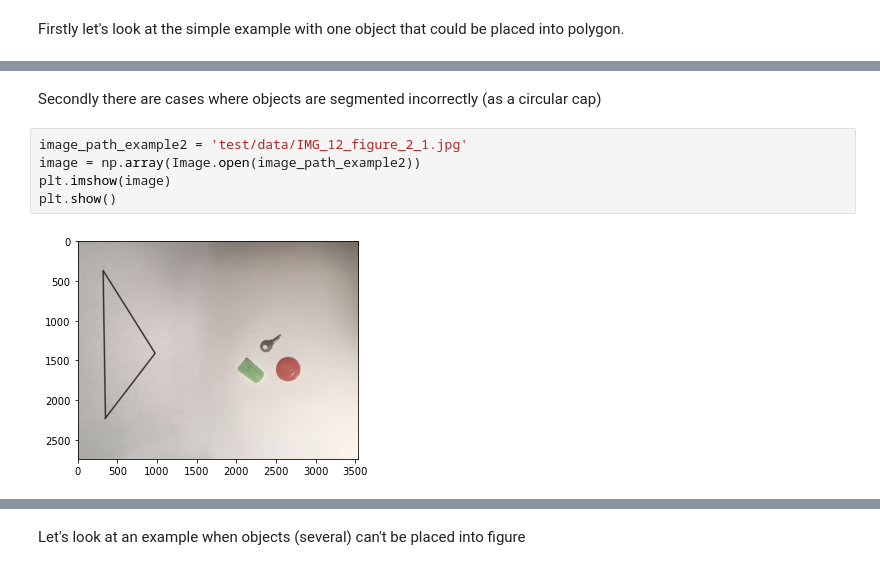
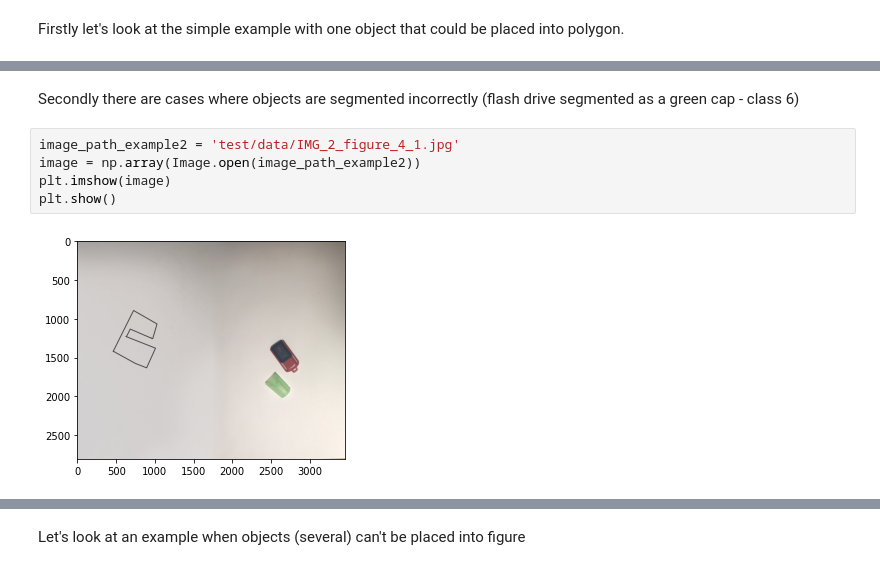
Before and after one commit to DariaWelt/Intelligent_placer, a Jupyter notebook: intelligent_placer.ipynb, the cells around one changed output, grey strips where cells are left out. Cells and saved outputs as stored; diff of their text form.

```diff
--- a/intelligent_placer.ipynb
+++ b/intelligent_placer.ipynb
@@ -48,13 +48,13 @@ Wall time: 33.7 s
 True
 # %% [markdown]
-Secondly there are cases where objects are segmented incorrectly (as a circular cap)
+Secondly there are cases where objects are segmented incorrectly (flash drive segmented as a green cap - class 6)
 # %%
-image_path_example2 = 'test/data/IMG_12_figure_2_1.jpg'
+image_path_example2 = 'test/data/IMG_2_figure_4_1.jpg'
 image = np.array(Image.open(image_path_example2))
 plt.imshow(image)
 plt.show()
 # %% [output]
-[figure, old version]
+[figure, new version]
 # %%
 %%time
 check_image(image_path_example2, verbose=True)
```
Also changed, not shown: parts of 11 cells of this notebook, 7 other files.
